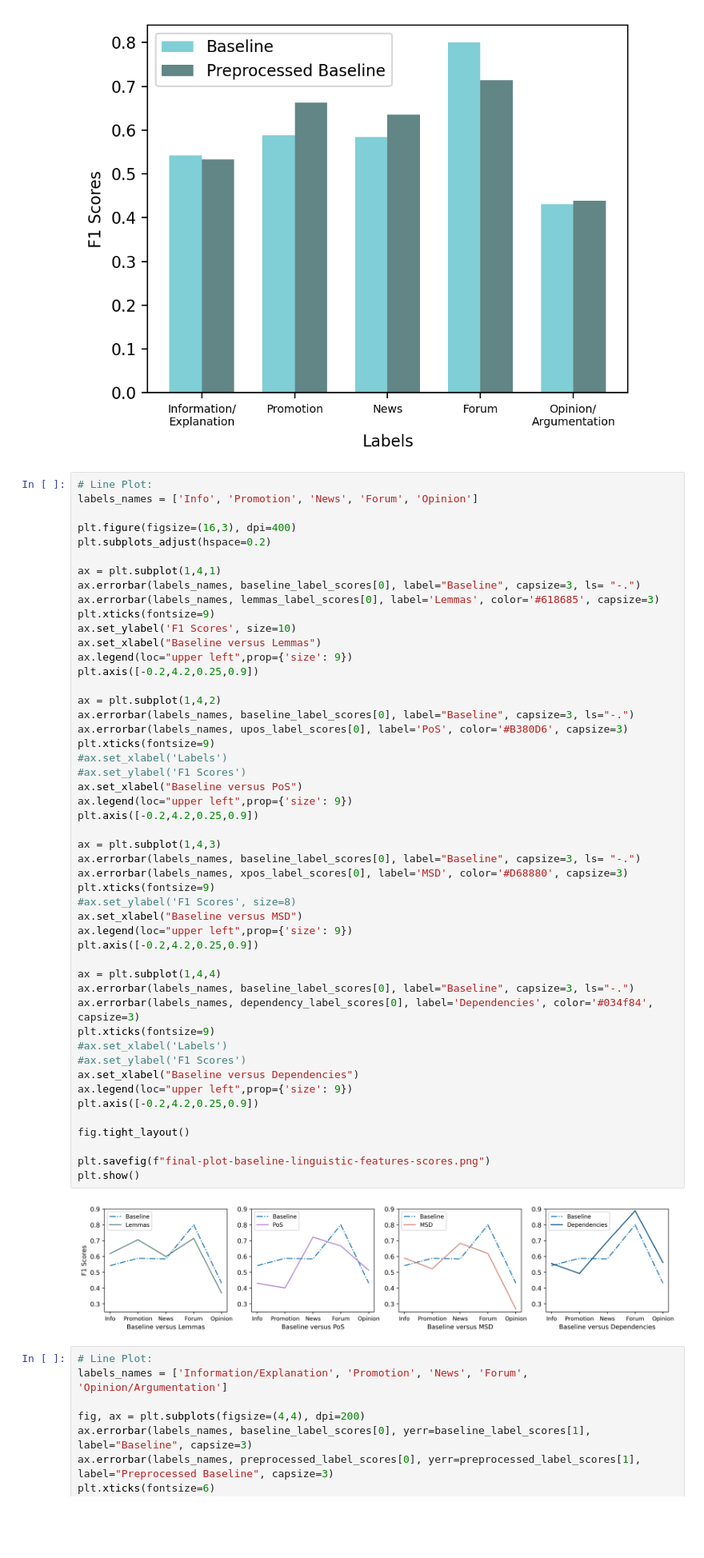
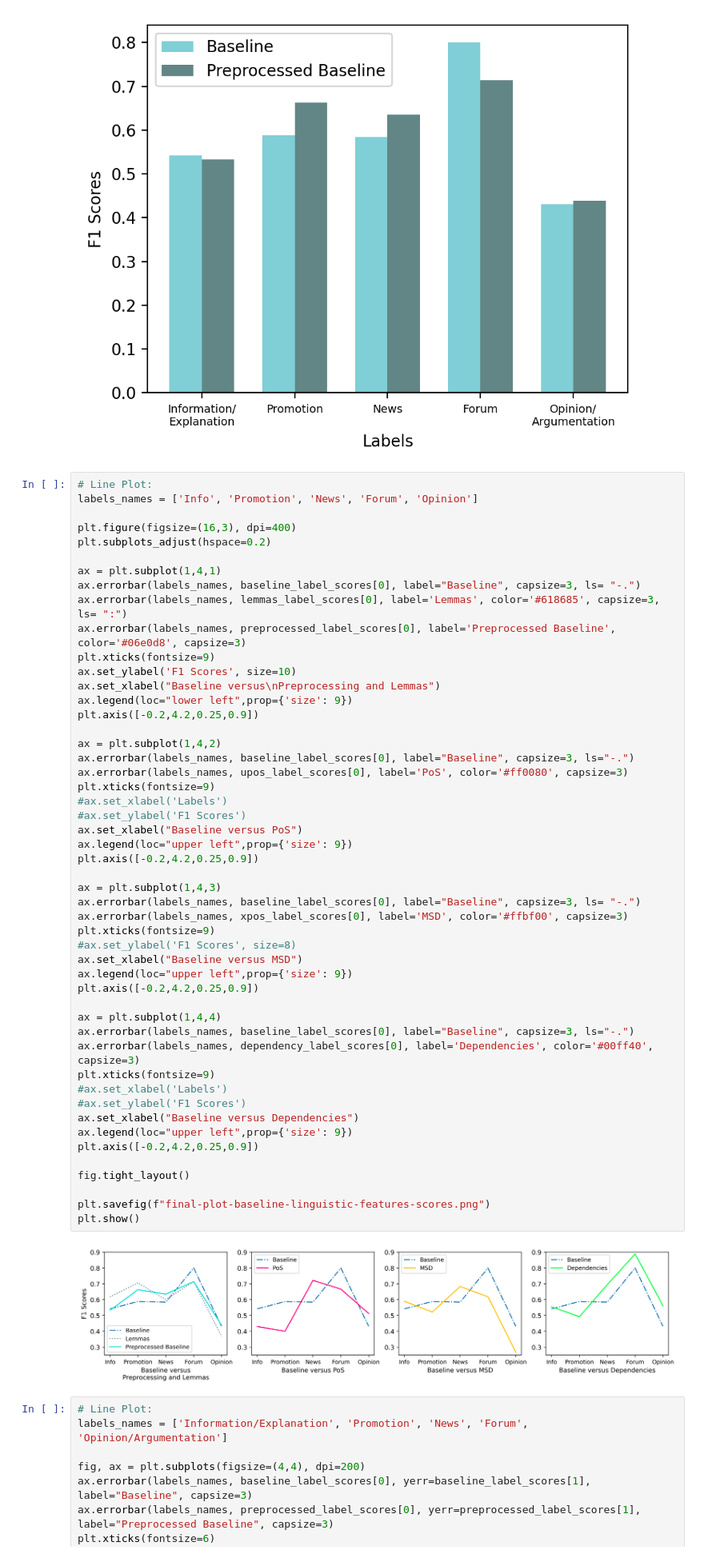
Before and after one commit to TajaKuzman/Text-Representations-in-FastText, a Jupyter notebook: 6-Result_Analysis.ipynb, the cells around one changed output. Shown at 80% size. Drawn from its saved outputs; the diff is of its cells as text; blank space fills up the shorter version.

```diff
--- a/6-Result_Analysis.ipynb
+++ b/6-Result_Analysis.ipynb
@@ -223,48 +235,49 @@ plt.subplots_adjust(hspace=0.2)
 
 ax = plt.subplot(1,4,1)
 ax.errorbar(labels_names, baseline_label_scores[0], label="Baseline", capsize=3, ls= "-.")
-ax.errorbar(labels_names, lemmas_label_scores[0], label='Lemmas', color='#618685', capsize=3)
+ax.errorbar(labels_names, lemmas_label_scores[0], label='Lemmas', color='#618685', capsize=3, ls= ":")
+ax.errorbar(labels_names, preprocessed_label_scores[0], label='Preprocessed Baseline', color='#06e0d8', capsize=3)
 plt.xticks(fontsize=9)
 ax.set_ylabel('F1 Scores', size=10)
-ax.set_xlabel("Baseline versus Lemmas")
-ax.legend(loc="upper left",prop={'size': 9})
+ax.set_xlabel("Baseline versus\nPreprocessing and Lemmas")
+ax.legend(loc="lower left",prop={'size': 9})
 plt.axis([-0.2,4.2,0.25,0.9])
 
 ax = plt.subplot(1,4,2)
 ax.errorbar(labels_names, baseline_label_scores[0], label="Baseline", capsize=3, ls="-.")
-ax.errorbar(labels_names, upos_label_scores[0], label='PoS', color='#B380D6', capsize=3)
+ax.errorbar(labels_names, upos_label_scores[0], label='PoS', color='#ff0080', capsize=3)
 plt.xticks(fontsize=9)
 #ax.set_xlabel('Labels')
 #ax.set_ylabel('F1 Scores')
 ax.set_xlabel("Baseline versus PoS")
 ax.legend(loc="upper left",prop={'size': 9})
 plt.axis([-0.2,4.2,0.25,0.9])
 
 ax = plt.subplot(1,4,3)
 ax.errorbar(labels_names, baseline_label_scores[0], label="Baseline", capsize=3, ls= "-.")
-ax.errorbar(labels_names, xpos_label_scores[0], label='MSD', color='#D68880', capsize=3)
+ax.errorbar(labels_names, xpos_label_scores[0], label='MSD', color='#ffbf00', capsize=3)
 plt.xticks(fontsize=9)
 #ax.set_ylabel('F1 Scores', size=8)
 ax.set_xlabel("Baseline versus MSD")
 ax.legend(loc="upper left",prop={'size': 9})
 plt.axis([-0.2,4.2,0.25,0.9])
 
 ax = plt.subplot(1,4,4)
 ax.errorbar(labels_names, baseline_label_scores[0], label="Baseline", capsize=3, ls="-.")
-ax.errorbar(labels_names, dependency_label_scores[0], label='Dependencies', color='#034f84', capsize=3)
+ax.errorbar(labels_names, dependency_label_scores[0], label='Dependencies', color='#00ff40', capsize=3)
 plt.xticks(fontsize=9)
 #ax.set_xlabel('Labels')
 #ax.set_ylabel('F1 Scores')
 ax.set_xlabel("Baseline versus Dependencies")
 ax.legend(loc="upper left",prop={'size': 9})
 plt.axis([-0.2,4.2,0.25,0.9])
 
 fig.tight_layout()
 
 plt.savefig(f"final-plot-baseline-linguistic-features-scores.png")
 plt.show()
 # %% [output]
-[figure, old version]
+[figure, new version]
 # %%
 # Line Plot:
 labels_names = ['Information/Explanation', 'Promotion', 'News', 'Forum', 'Opinion/Argumentation']
```
Also changed, not shown: parts of 1 cell of this notebook, 3 other files.
